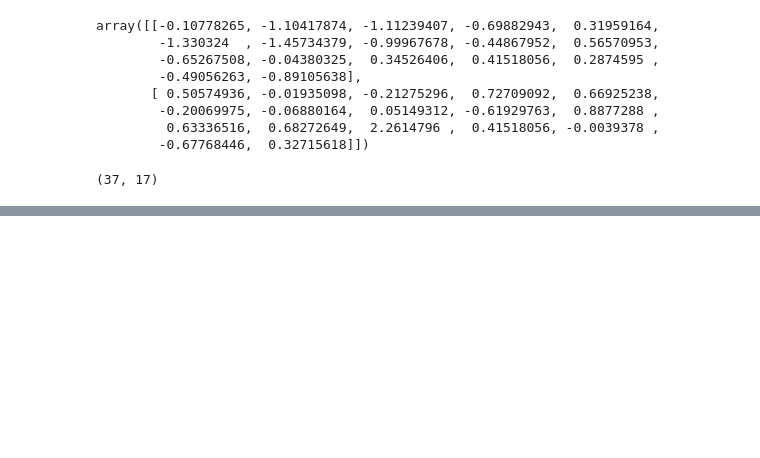
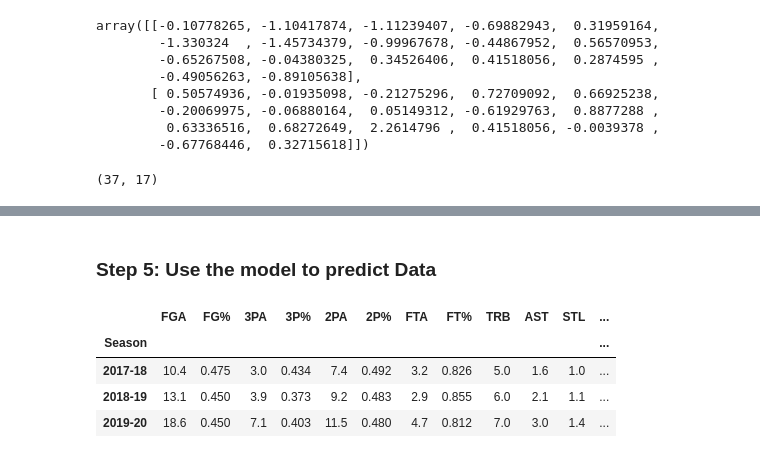
Before and after one commit to DemetrisEng/Data-Analysis-Machine-Learning, a Jupyter notebook: Jayson Tatum.ipynb, the cells around one changed output, grey strips where cells are left out. Saved outputs shown, nothing was run; the diff lists cells and outputs as text; code cells hidden in the pictures; blank space fills up the shorter version.

Commit message:
ML algorithm-Classification Model
Creation of a predictive model with NBA data

```diff
--- a/Jayson Tatum.ipynb
+++ b/Jayson Tatum.ipynb
@@ -712,0 +746,10 @@ Test set: (8, 17) (8, 1)
+# %% [markdown]
+### Step 5: Use the model to predict Data
+# %%
+df_reg_new
+# %% [output]
+|  | FGA | FG% | 3PA | 3P% | 2PA | 2P% | FTA | FT% | TRB | AST | STL | ... |
+| Season |  |  |  |  |  |  |  |  |  |  |  | ... |
+| 2017-18 | 10.4 | 0.475 | 3.0 | 0.434 | 7.4 | 0.492 | 3.2 | 0.826 | 5.0 | 1.6 | 1.0 | ... |
+| 2018-19 | 13.1 | 0.450 | 3.9 | 0.373 | 9.2 | 0.483 | 2.9 | 0.855 | 6.0 | 2.1 | 1.1 | ... |
+| 2019-20 | 18.6 | 0.450 | 7.1 | 0.403 | 11.5 | 0.480 | 4.7 | 0.812 | 7.0 | 3.0 | 1.4 | ... |
```
Also changed, not shown: parts of 15 cells of this notebook.
